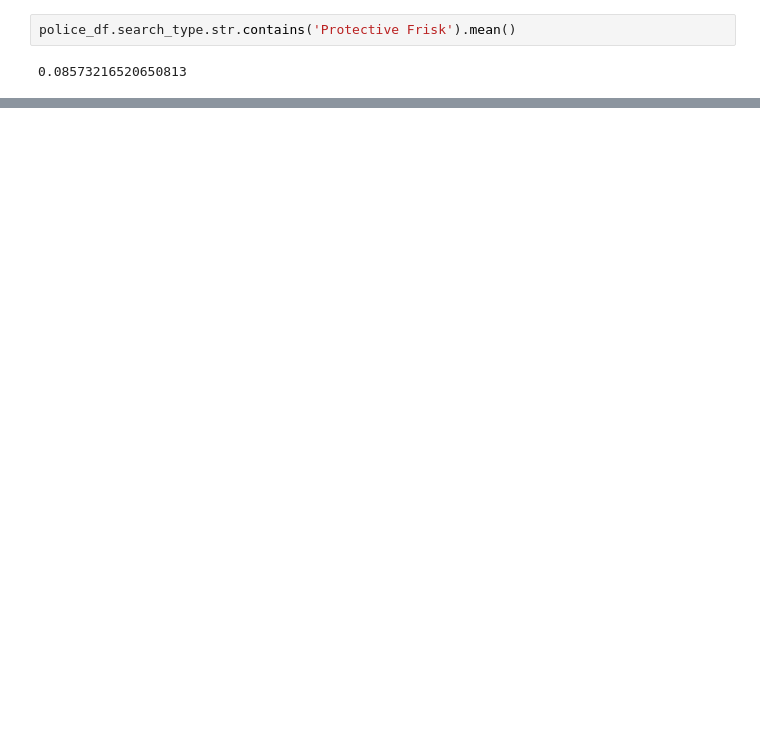
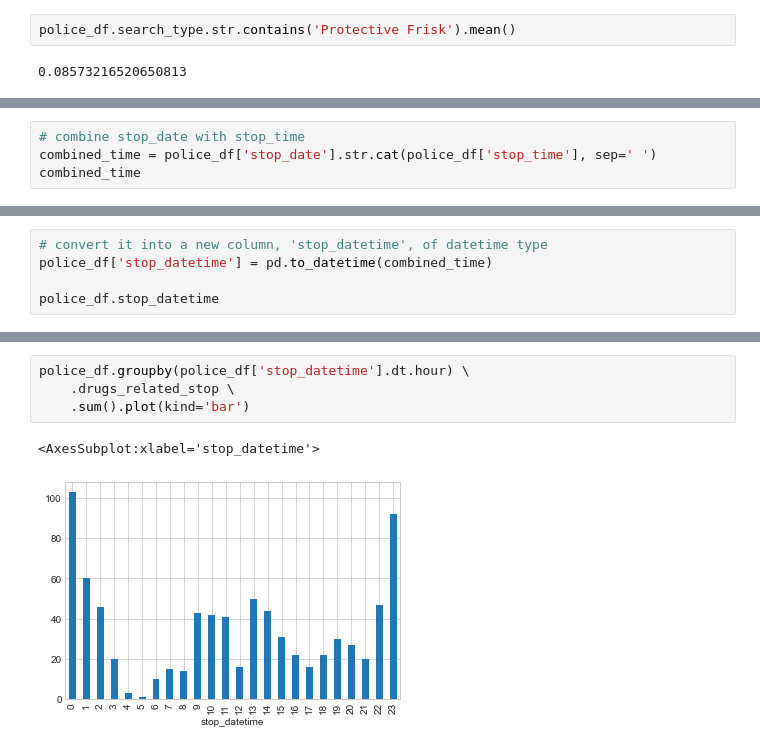
Before and after one commit to benkaan001/pandas_and_beyond, a Jupyter notebook: analyze_data/04_standford_open_policing_project.ipynb, the cells around one changed output, grey strips where cells are left out. Saved outputs shown, nothing was run; the diff lists cells and outputs as text; blank space fills up the shorter version.

```diff
--- a/analyze_data/04_standford_open_policing_project.ipynb
+++ b/analyze_data/04_standford_open_policing_project.ipynb
@@ -432,0 +505,4 @@ police_df.search_type.str.contains('Protective Frisk').mean()
+# %%
+# combine stop_date with stop_time
+combined_time = police_df['stop_date'].str.cat(police_df['stop_time'], sep=' ')
+combined_time
@@ -432,0 +522,5 @@ police_df.search_type.str.contains('Protective Frisk').mean()
+# %%
+# convert it into a new column, 'stop_datetime', of datetime type
+police_df['stop_datetime'] = pd.to_datetime(combined_time)
+
+police_df.stop_datetime
@@ -432,0 +647,7 @@ police_df.search_type.str.contains('Protective Frisk').mean()
+# %%
+police_df.groupby(police_df['stop_datetime'].dt.hour) \
+    .drugs_related_stop \
+    .sum().plot(kind='bar')
+# %% [output]
+<AxesSubplot:xlabel='stop_datetime'>
+[figure, added]
```
Also changed, not shown: parts of 114 cells of this notebook.
